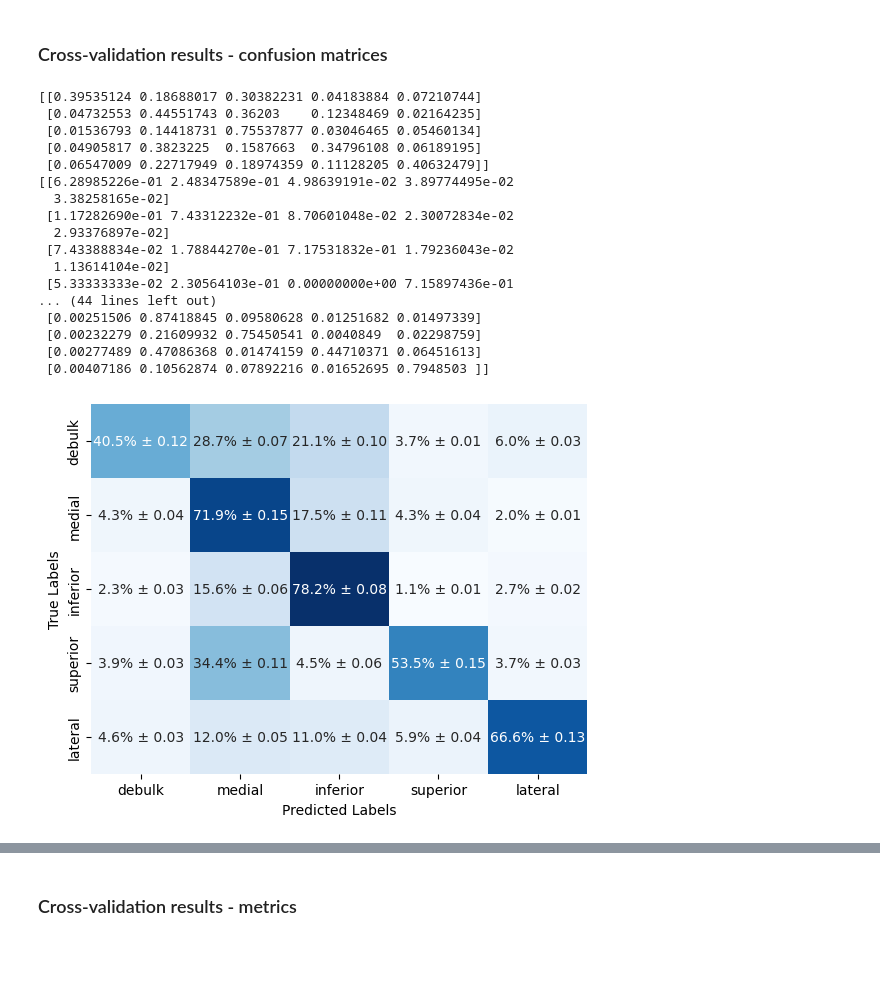
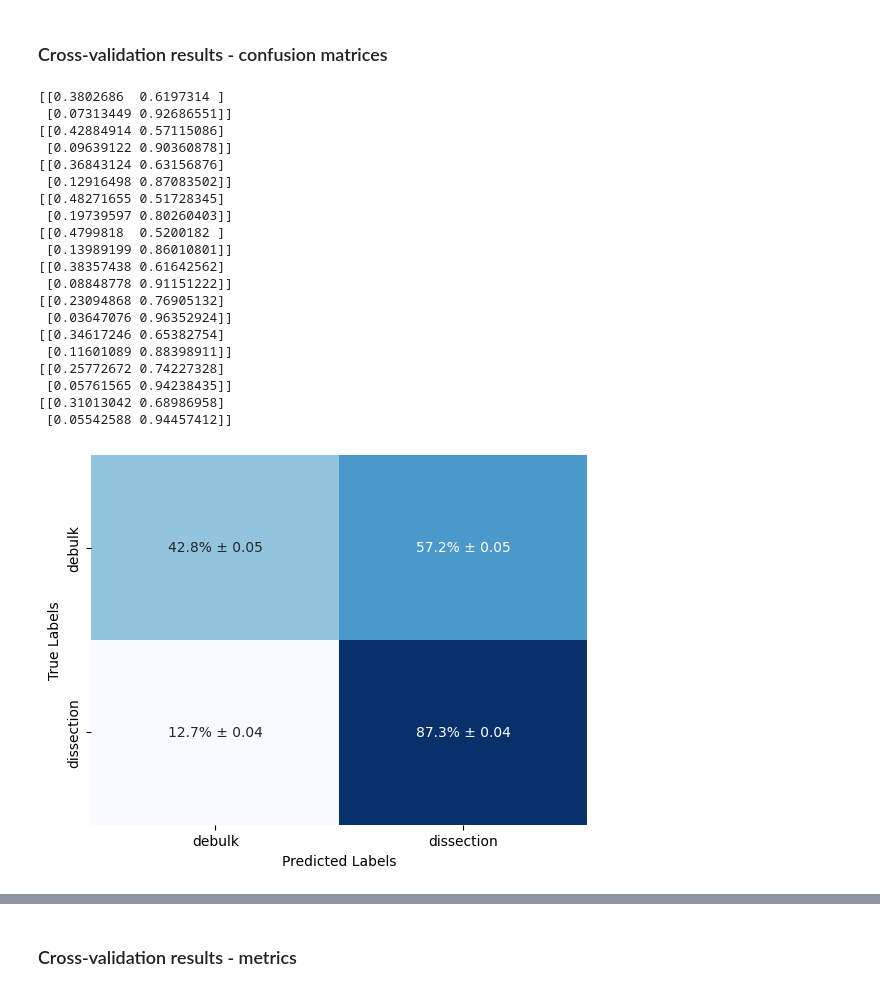
Before and after one commit to Dduva/SurgicalWorkflowProject, a Jupyter notebook: data_analysis/documentation_plotting.ipynb, the cells around one changed output, grey strips where cells are left out. Cells and saved outputs as stored; diff of their text form; code cells hidden in the pictures; blank space fills up the shorter version.

```diff
--- a/data_analysis/documentation_plotting.ipynb
+++ b/data_analysis/documentation_plotting.ipynb
@@ -367,26 +368,33 @@ folder_name_sets = [
                 # 'new_nn_inv_weights_refl_1fps_250_fold3',
                 # 'new_nn_inv_weights_refl_1fps_250_fold4',
                 # 'new_nn_inv_weights_refl_1fps_250_fold5'],
-                ['rLSTM_batch30_intprop_ear_1fp250_fold1',
-                'rLSTM_batch30_intprop_ear_1fp250_fold2',
-                'rLSTM_batch30_intprop_ear_1fp250_fold3',
-                'rLSTM_batch30_intprop_ear_1fp250_fold4',
-                'rLSTM_batch30_intprop_ear_1fp250_fold5'],
+#                 ['rLSTM_batch30_intprop_ear_1fp250_fold1',
+#                 'rLSTM_batch30_intprop_ear_1fp250_fold2',
+#                 'rLSTM_batch30_intprop_ear_1fp250_fold3',
+#                 'rLSTM_batch30_intprop_ear_1fp250_fold4',
+#                 'rLSTM_batch30_intprop_ear_1fp250_fold5'],
                 # ['rLSTM_batch5_intprop_ear_1fp250_fold1',
                 # 'rLSTM_batch5_intprop_ear_1fp250_fold2',
                 # 'rLSTM_batch5_intprop_ear_1fp250_fold3',
                 # 'rLSTM_batch5_intprop_ear_1fp250_fold4',
                 # 'rLSTM_batch5_intprop_ear_1fp250_fold5']
+                 ['new_network_inv_weights_refl_1fps_250_comb',
+                  'new_network_inv_weights_refl_1fps_250_comb_2',
+                  'new_network_inv_weights_refl_1fps_250_comb_3',
+                  'new_network_inv_weights_refl_1fps_250_comb_4',
+                  'new_network_inv_weights_refl_1fps_250_comb_5']
                ]
 # %%
+LABEL_SIZE=2
+
 def create_average_confusion_matrix(saving_path, final_results_folder, folder_name_set, weight_type):
-    confusion_matrices = numpy.zeros((5, 5, 5))
+    confusion_matrices = numpy.zeros((5, LABEL_SIZE, LABEL_SIZE))
     for i, folder_name in enumerate(folder_name_set):
         filename = f'predictions_vs_actuals_{weight_type}_model.csv'
         df = pandas.read_csv(os.path.join(saving_path, final_results_folder, folder_name, filename))
         y_actual = df['Actuals']
         y_pred = df['Predictions']
-        cmatrix = confusion_matrix(y_actual, y_pred, labels=[0, 1, 2, 3, 4])
+        cmatrix = confusion_matrix(y_actual, y_pred, labels=range(LABEL_SIZE))
         row_sums = cmatrix.sum(axis=1, keepdims=True)
         cmatrix_percentage = cmatrix / row_sums
         # cmatrix_percentage *= 100
@@ -394,38 +402,48 @@ def create_average_confusion_matrix(saving_path, final_results_folder, folder_na
         print(cmatrix_percentage)
     mean = np.mean(confusion_matrices, axis=0)*100
     std_dev = np.std(confusion_matrices, axis=0)
-    mean_std_dev = np.asarray([[f'{mean[i, j]:.1f}% ± {std_dev[i, j]:.2f}' for j in range(5)] for i in range(5)])
+    mean_std_dev = np.asarray([[f'{mean[i, j]:.1f}% ± {std_dev[i, j]:.2f}' for j in range(LABEL_SIZE)]
+                               for i in range(LABEL_SIZE)])
     #plt.figure(figsize=(8, 6))
     fig, ax = plt.subplots()
     sns.heatmap(mean, annot=mean_std_dev, fmt='', cmap='Blues', cbar=False)
     ax.set_xlabel('Predicted Labels')
     ax.set_ylabel('True Labels')
-    ax.xaxis.set_ticklabels(['debulk', 'medial', 'inferior', 'superior', 'lateral'])
-    ax.yaxis.set_ticklabels(['debulk', 'medial', 'inferior', 'superior', 'lateral'])
+    if LABEL_SIZE == 5:
+        labels = ['debulk', 'medial', 'inferior', 'superior', 'lateral']
+    elif LABEL_SIZE == 2:
+        labels = ['debulk', 'dissection']
+    ax.xaxis.set_ticklabels(labels)
+    ax.yaxis.set_ticklabels(labels)
     # plt.show()
     plt.savefig(os.path.join(saving_path, final_results_folder, f'{folder_name_set[0]}_av_confusion_matrix_{weight_type}.png'))
 # %%
-saving_path = '/Users/dorotheeduvaux 1/UCL CSML/MSc Project'
+# saving_path = '/Users/dorotheeduvaux 1/UCL CSML/MSc Project'
+saving_path = '/Users/dorotheeduvaux/PycharmProjects/SurgicalWorkflowProject'
 final_results_folder = 'FinalResults'
+final_results_folder = 'results'
 for weight_type in ['best', 'last']:
     for folder_name_set in folder_name_sets:
         create_average_confusion_matrix(saving_path, final_results_folder, folder_name_set, weight_type)
 # %% [output]
-[[0.39535124 0.18688017 0.30382231 0.04183884 0.07210744]
- [0.04732553 0.44551743 0.36203    0.12348469 0.02164235]
- [0.01536793 0.14418731 0.75537877 0.03046465 0.05460134]
- [0.04905817 0.3823225  0.1587663  0.34796108 0.06189195]
- [0.06547009 0.22717949 0.18974359 0.11128205 0.40632479]]
-[[6.28985226e-01 2.48347589e-01 4.98639191e-02 3.89774495e-02
-  3.38258165e-02]
- [1.17282690e-01 7.43312232e-01 8.70601048e-02 2.30072834e-02
-  2.93376897e-02]
- [7.43388834e-02 1.78844270e-01 7.17531832e-01 1.79236043e-02
-  1.13614104e-02]
- [5.33333333e-02 2.30564103e-01 0.00000000e+00 7.15897436e-01
-... (44 lines left out)
- [0.00251506 0.87418845 0.09580628 0.01251682 0.01497339]
- [0.00232279 0.21609932 0.75450541 0.0040849  0.02298759]
- [0.00277489 0.47086368 0.01474159 0.44710371 0.06451613]
- [0.00407186 0.10562874 0.07892216 0.01652695 0.7948503 ]]
+[[0.3802686  0.6197314 ]
+ [0.07313449 0.92686551]]
+[[0.42884914 0.57115086]
+ [0.09639122 0.90360878]]
+[[0.36843124 0.63156876]
+ [0.12916498 0.87083502]]
+[[0.48271655 0.51728345]
+ [0.19739597 0.80260403]]
+[[0.4799818  0.5200182 ]
+ [0.13989199 0.86010801]]
+[[0.38357438 0.61642562]
+ [0.08848778 0.91151222]]
+[[0.23094868 0.76905132]
+ [0.03647076 0.96352924]]
+[[0.34617246 0.65382754]
+ [0.11601089 0.88398911]]
+[[0.25772672 0.74227328]
+ [0.05761565 0.94238435]]
+[[0.31013042 0.68986958]
+ [0.05542588 0.94457412]]
-[figure, old version]
+[figure, new version]
```
Also changed, not shown: parts of 5 cells of this notebook, 9 other files.
